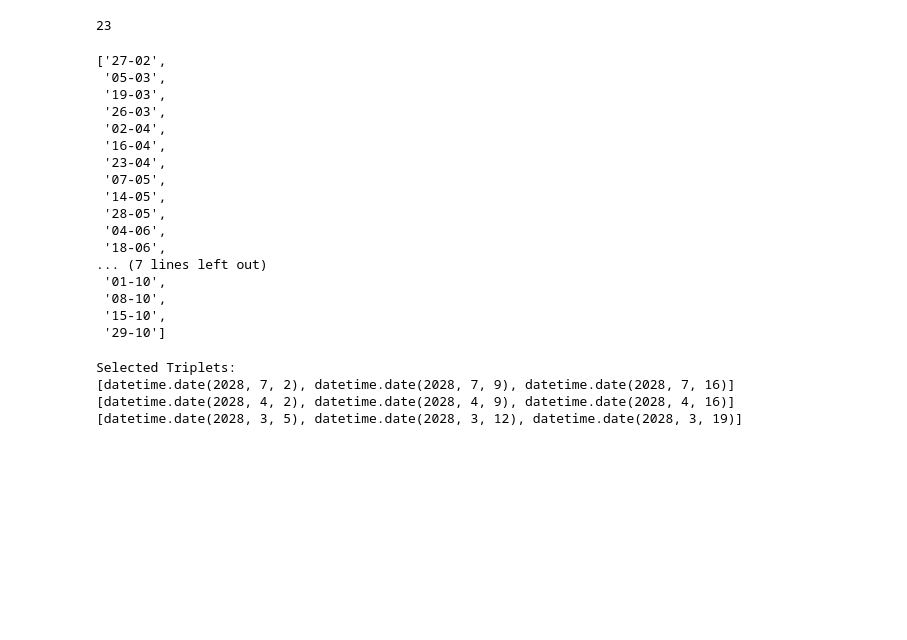
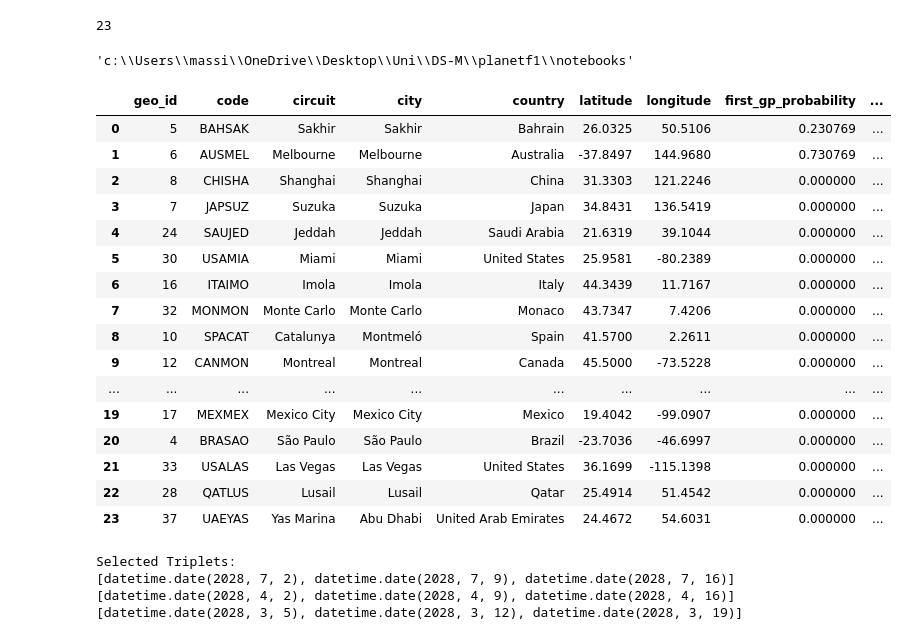
Before and after one commit to Ulquiorra-23/planetf1, a Jupyter notebook: src/math.ipynb, the cells around one changed output. Drawn from its saved outputs; the diff is of its cells as text; code cells hidden in the pictures; blank space fills up the shorter version.

```diff
--- a/notebooks/math.ipynb
+++ b/src/math.ipynb
@@ -252,22 +252,4 @@ len(sundays)
 # %% [output]
 23
 # %%
-sundays
+a = "[3, 4, 5, 9, 10, 11]"
-# %% [output]
-['27-02',
- '05-03',
- '19-03',
- '26-03',
- '02-04',
- '16-04',
- '23-04',
- '07-05',
- '14-05',
- '28-05',
- '04-06',
- '18-06',
-... (7 lines left out)
- '01-10',
- '08-10',
- '15-10',
- '29-10']
@@ -274,3 +266,35 @@ sundays
+# %%
+import os
+
+pwd= os.getcwd()
+pwd
+# %% [output]
+'c:\\Users\\massi\\OneDrive\\Desktop\\Uni\\DS-M\\planetf1\\notebooks'
+# %%
+
+
+# Fetch historical cities for the year 2026
+starting_list = get_historical_cities(year=2025, info=True)
+# %%
+starting_list
+# %% [output]
+|  | geo_id | code | circuit | city | country | latitude | longitude | first_gp_probability | ... |
+| 0 | 5 | BAHSAK | Sakhir | Sakhir | Bahrain | 26.0325 | 50.5106 | 0.230769 | ... |
+| 1 | 6 | AUSMEL | Melbourne | Melbourne | Australia | -37.8497 | 144.9680 | 0.730769 | ... |
+| 2 | 8 | CHISHA | Shanghai | Shanghai | China | 31.3303 | 121.2246 | 0.000000 | ... |
+| 3 | 7 | JAPSUZ | Suzuka | Suzuka | Japan | 34.8431 | 136.5419 | 0.000000 | ... |
+| 4 | 24 | SAUJED | Jeddah | Jeddah | Saudi Arabia | 21.6319 | 39.1044 | 0.000000 | ... |
+| 5 | 30 | USAMIA | Miami | Miami | United States | 25.9581 | -80.2389 | 0.000000 | ... |
+| 6 | 16 | ITAIMO | Imola | Imola | Italy | 44.3439 | 11.7167 | 0.000000 | ... |
+| 7 | 32 | MONMON | Monte Carlo | Monte Carlo | Monaco | 43.7347 | 7.4206 | 0.000000 | ... |
+| 8 | 10 | SPACAT | Catalunya | Montmeló | Spain | 41.5700 | 2.2611 | 0.000000 | ... |
+| 9 | 12 | CANMON | Montreal | Montreal | Canada | 45.5000 | -73.5228 | 0.000000 | ... |
+| ... | ... | ... | ... | ... | ... | ... | ... | ... | ... |
+| 19 | 17 | MEXMEX | Mexico City | Mexico City | Mexico | 19.4042 | -99.0907 | 0.000000 | ... |
+| 20 | 4 | BRASAO | São Paulo | São Paulo | Brazil | -23.7036 | -46.6997 | 0.000000 | ... |
+| 21 | 33 | USALAS | Las Vegas | Las Vegas | United States | 36.1699 | -115.1398 | 0.000000 | ... |
+| 22 | 28 | QATLUS | Lusail | Lusail | Qatar | 25.4914 | 51.4542 | 0.000000 | ... |
+| 23 | 37 | UAEYAS | Yas Marina | Abu Dhabi | United Arab Emirates | 24.4672 | 54.6031 | 0.000000 | ... |
 # %%
 triple_headers=3
 # %%
```
Also changed, not shown: parts of 3 cells of this notebook, 57 other files.
